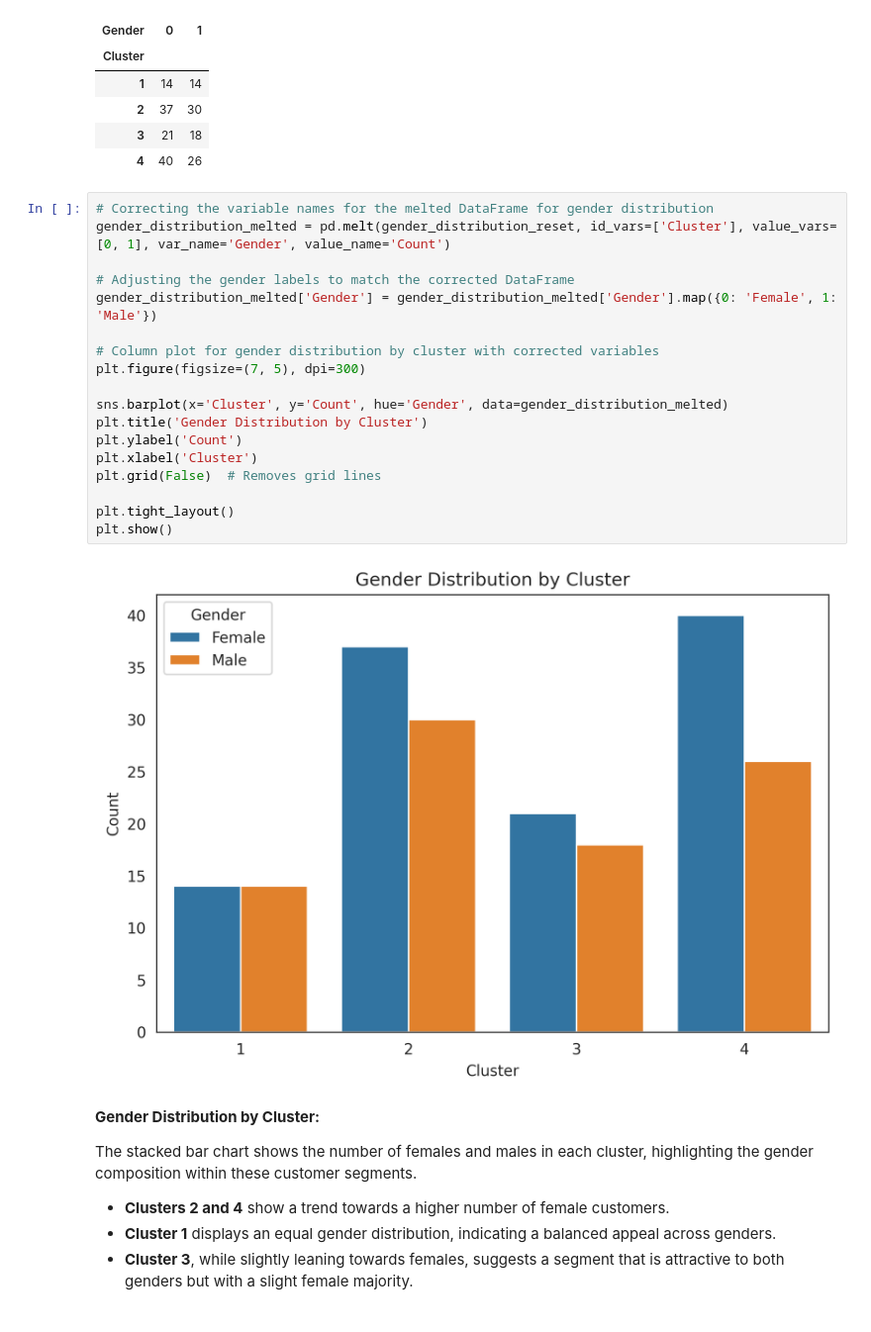
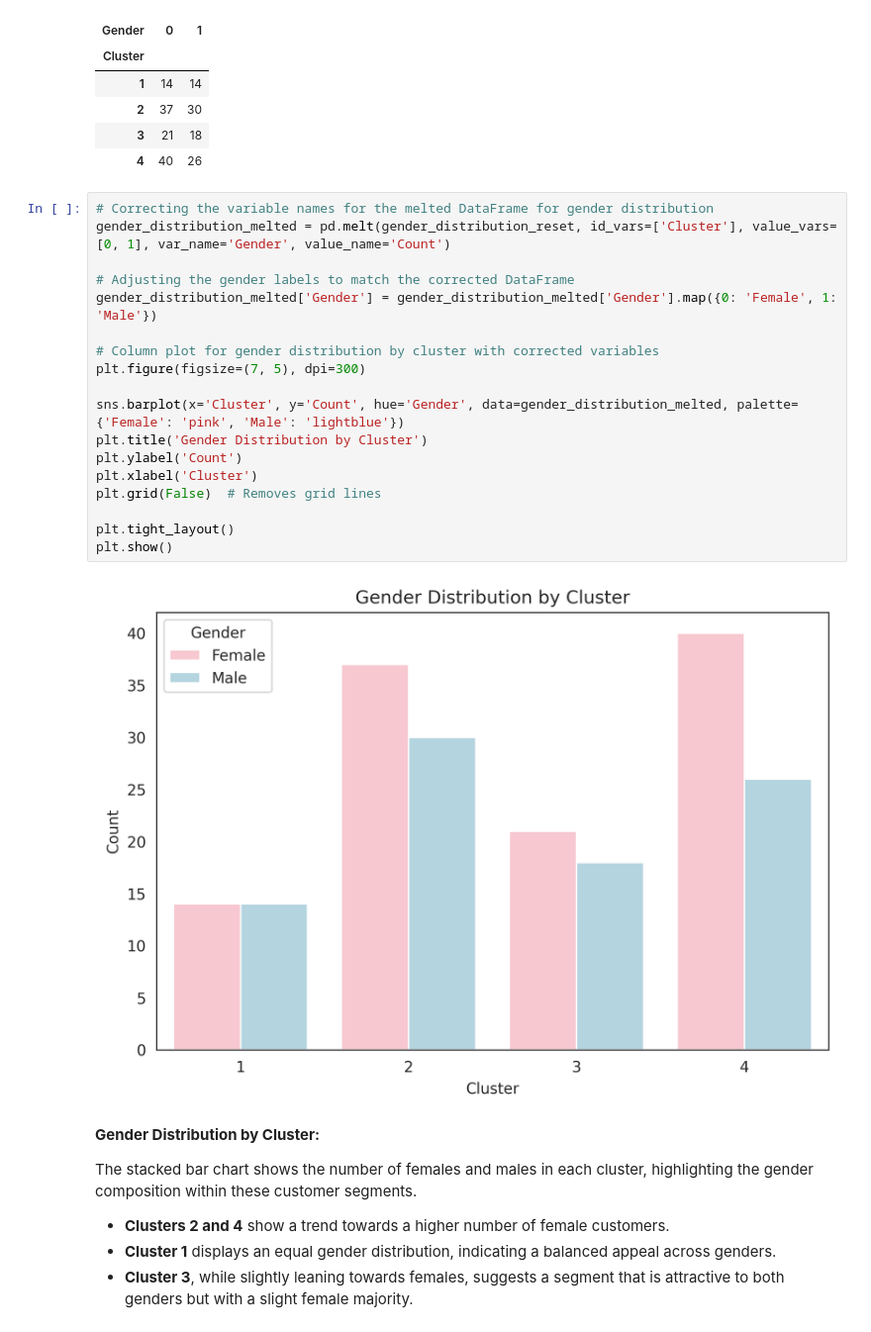
Before and after one commit to DataAnalyticSscience/datasciencefoundations, a Jupyter notebook: Analyzing_Customer_Segments_in_Retail_A_Hierarchical_Clustering_Approach.ipynb, the cells around one changed output. Shown at 99% size. Drawn from its saved outputs; the diff is of its cells as text.

```diff
--- a/Analyzing_Customer_Segments_in_Retail_A_Hierarchical_Clustering_Approach.ipynb
+++ b/Analyzing_Customer_Segments_in_Retail_A_Hierarchical_Clustering_Approach.ipynb
@@ -348,23 +348,23 @@ gender_distribution
 # %%
 # Correcting the variable names for the melted DataFrame for gender distribution
 gender_distribution_melted = pd.melt(gender_distribution_reset, id_vars=['Cluster'], value_vars=[0, 1], var_name='Gender', value_name='Count')
 
 # Adjusting the gender labels to match the corrected DataFrame
 gender_distribution_melted['Gender'] = gender_distribution_melted['Gender'].map({0: 'Female', 1: 'Male'})
 
 # Column plot for gender distribution by cluster with corrected variables
 plt.figure(figsize=(7, 5), dpi=300)
 
-sns.barplot(x='Cluster', y='Count', hue='Gender', data=gender_distribution_melted)
+sns.barplot(x='Cluster', y='Count', hue='Gender', data=gender_distribution_melted, palette={'Female': 'pink', 'Male': 'lightblue'})
 plt.title('Gender Distribution by Cluster')
 plt.ylabel('Count')
 plt.xlabel('Cluster')
 plt.grid(False)  # Removes grid lines
 
 plt.tight_layout()
 plt.show()
 # %% [output]
-[figure, old version]
+[figure, new version]
 # %% [markdown]
 **Gender Distribution by Cluster:**
 
```
Also changed, not shown: parts of 1 cell of this notebook.
